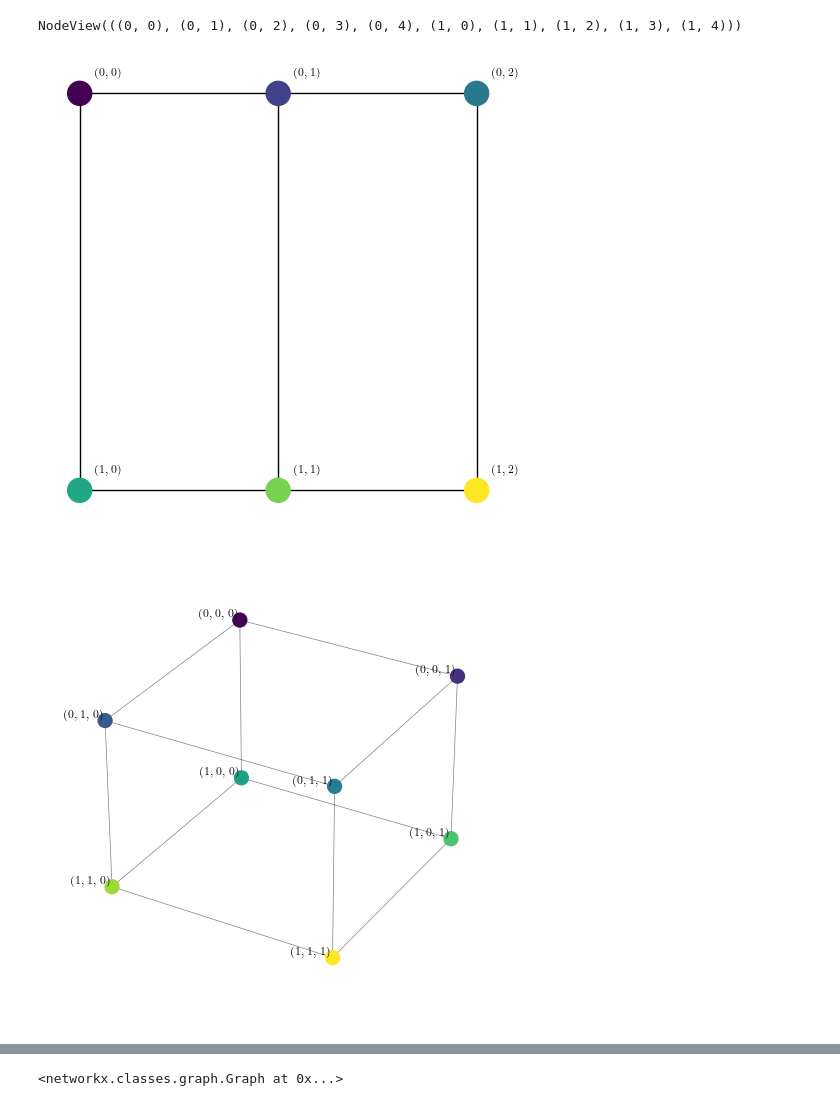
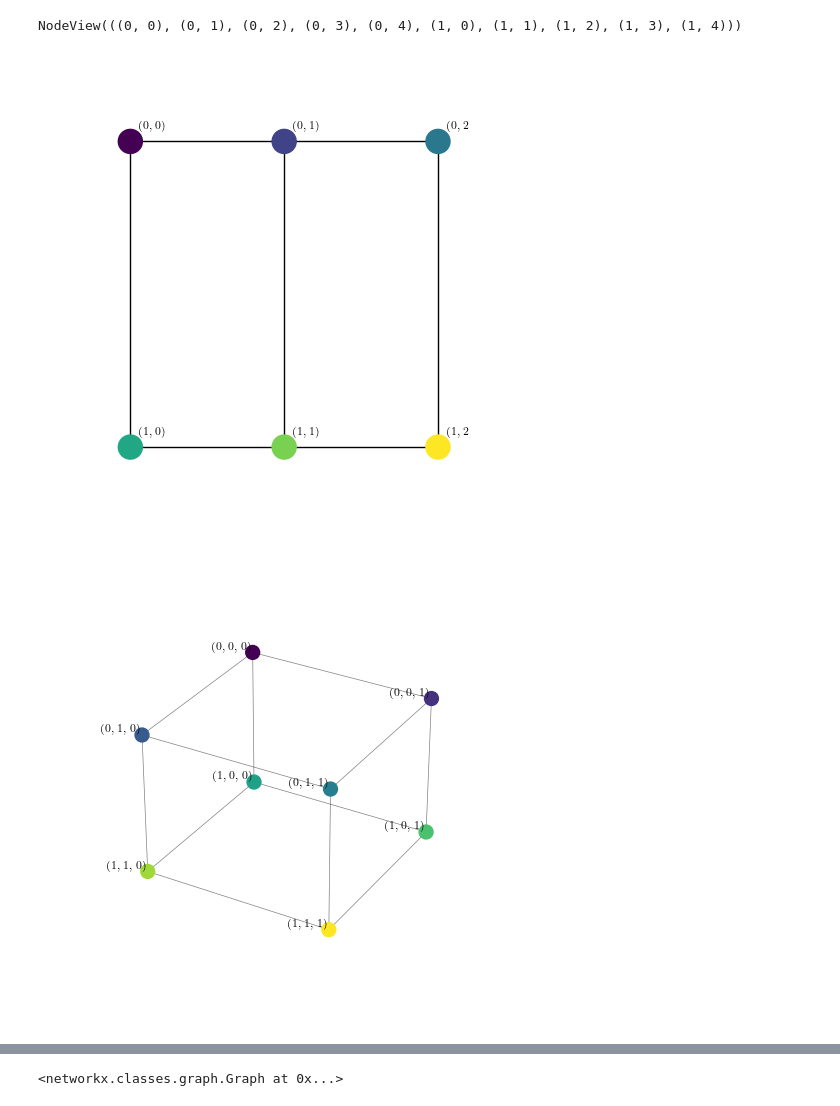
Before and after one commit to Helmholtz-AI-Energy/tensorcraft, a Jupyter notebook: notebooks/viz_basics.ipynb, the cells around one changed output, grey strips where cells are left out. Cells and saved outputs as stored; diff of their text form; code cells hidden in the pictures.

```diff
--- a/notebooks/viz_basics.ipynb
+++ b/notebooks/viz_basics.ipynb
@@ -17,7 +18,7 @@ fontsize_small = 8
 matplotlib.rcParams.update({
     "figure.figsize": figSize,
     "figure.dpi": 100,
-    "figure.autolayout": True,
+    # "figure.autolayout": True,
     "text.usetex": True,
     "font.family": "serif",
     "font.size": fontsize,
@@ -45,14 +46,16 @@ NodeView(((0, 0), (0, 1), (0, 2), (0, 3), (0, 4), (1, 0), (1, 1), (1, 2), (1, 3)
 # %%
 %matplotlib widget
 mesh = Tensor((2,3))
-draw2DMesh(mesh)
+fig = plt.figure()
+draw2DMesh(fig, mesh)
 # %% [output]
-[figure, old version]
+[figure, new version]
 # %%
 %matplotlib widget
+fig = plt.figure()
 mesh = Tensor((2,2,2))
-draw3DMesh(mesh)
+draw3DMesh(fig, mesh)
 # %% [output]
-[figure, old version]
+[figure, new version]
 # %%
 %matplotlib widget
```
Also changed, not shown: parts of 7 cells of this notebook, 4 other files.
